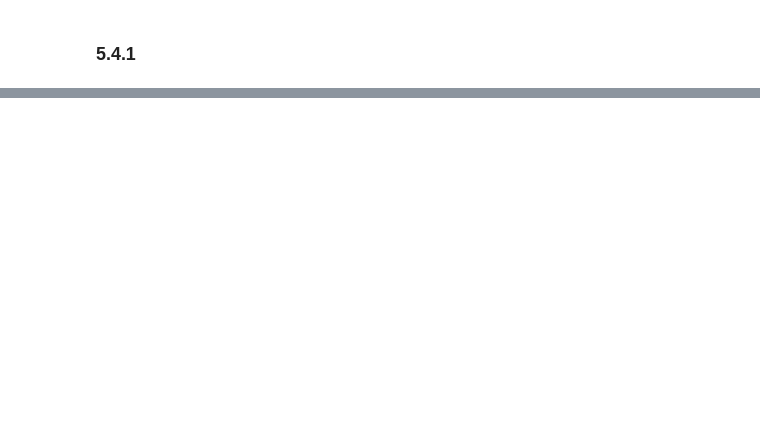
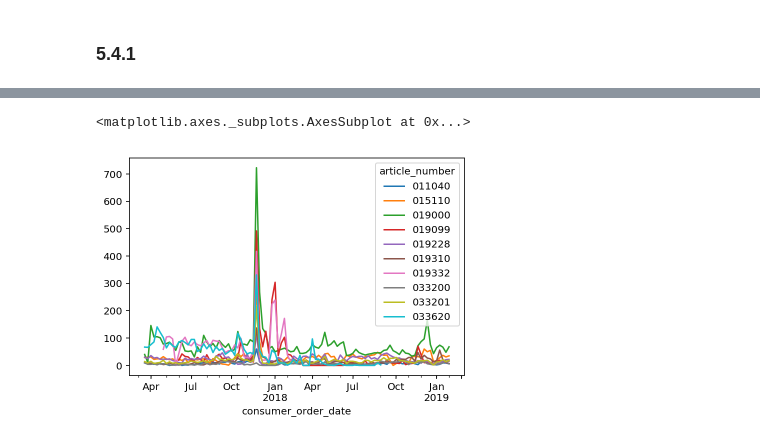
Before and after one commit to cwcomiskey/Misc, a Jupyter notebook: Bread_and_Butter.ipynb, the cells around one changed output, grey strips where cells are left out. Cells and saved outputs as stored; diff of their text form; code cells hidden in the pictures; blank space fills up the shorter version.

```diff
--- a/Bread_and_Butter.ipynb
+++ b/Bread_and_Butter.ipynb
@@ -951,0 +929,6 @@ pd.value_counts(pd.cut(FW18, bins))
+# %%
+dat_g.reset_index(level = 'article_number', inplace=True)
+# %%
+dat_g = dat_g.groupby('article_number').resample('W').sum() # 'aggregate' to weekly article_demand_quantity
+# %%
+dat_g.reset_index(inplace=True)
@@ -951,0 +950,2 @@ pd.value_counts(pd.cut(FW18, bins))
+# %%
+dat_g = dat_g.pivot(index = 'consumer_order_date',columns = 'article_number', values = 'gross_demand_quantity')
@@ -951,0 +963,6 @@ pd.value_counts(pd.cut(FW18, bins))
+# %%
+dat_g[1:100][['011040', '015110', '019000', '019099', '019228', '019310', '019332',
+       '033200', '033201', '033620']].plot()
+# %% [output]
+<matplotlib.axes._subplots.AxesSubplot at 0x...>
+[figure, added]
```
Also changed, not shown: parts of 109 cells of this notebook.
